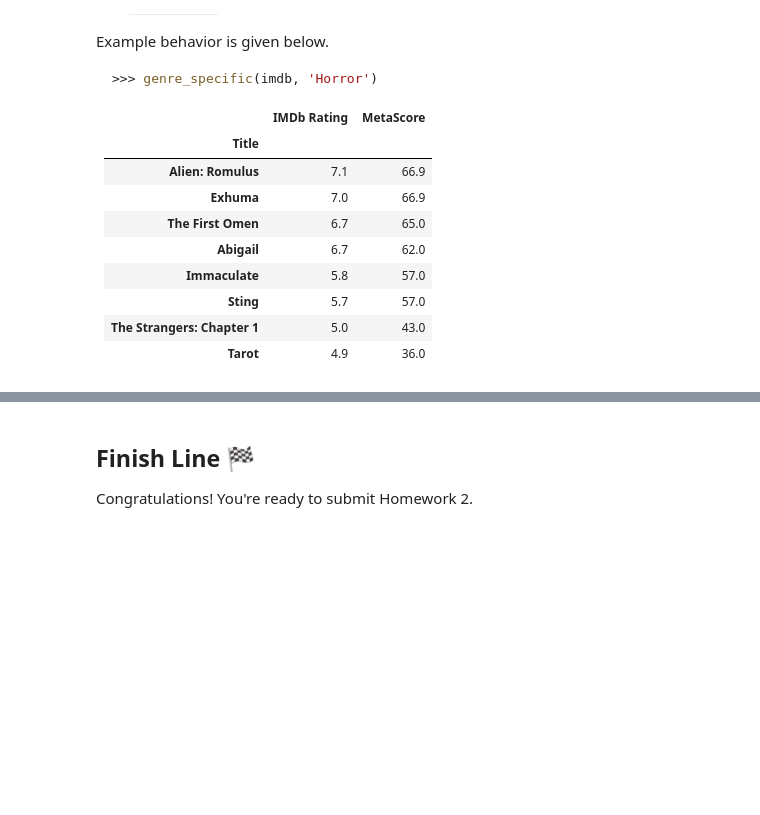
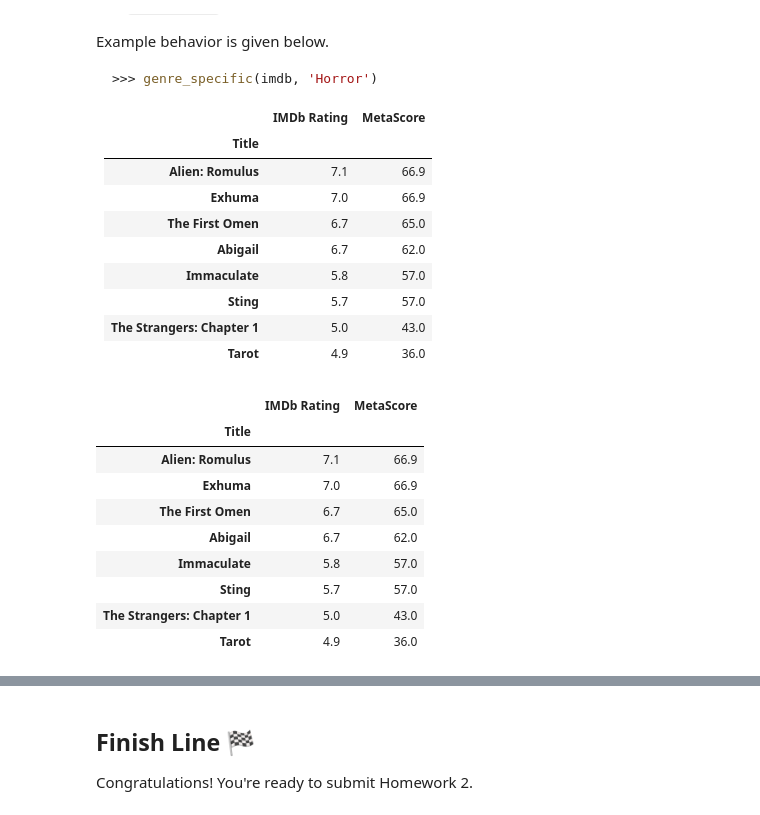
Before and after one commit to omin23/fa24, a Jupyter notebook: homeworks/hw02/hw02.ipynb, the cells around one changed output, grey strips where cells are left out. Cells and saved outputs as stored; diff of their text form; code cells hidden in the pictures; blank space fills up the shorter version.

```diff
--- a/homeworks/hw02/hw02.ipynb
+++ b/homeworks/hw02/hw02.ipynb
@@ -941,4 +1008,21 @@ Example behavior is given below.
 </div>
 # %%
 def genre_specific(df, genre):
-    ...
+    setid = df.set_index('Title', inplace=False)
+    sorted = setid.sort_values(['IMDb Rating','MetaScore'], ascending=False, inplace=False)
+    final = sorted[(sorted['Genre'] == genre) & (sorted['Year'] == 2024)]
+    final = final[['IMDb Rating', 'MetaScore']].head(8)
+    return final
+
+genre_specific(imdb, 'Horror')
+# %% [output]
+|  | IMDb Rating | MetaScore |
+| Title |  |  |
+| Alien: Romulus | 7.1 | 66.9 |
+| Exhuma | 7.0 | 66.9 |
+| The First Omen | 6.7 | 65.0 |
+| Abigail | 6.7 | 62.0 |
+| Immaculate | 5.8 | 57.0 |
+| Sting | 5.7 | 57.0 |
+| The Strangers: Chapter 1 | 5.0 | 43.0 |
+| Tarot | 4.9 | 36.0 |
```
Also changed, not shown: parts of 25 cells of this notebook, 3 other files.
